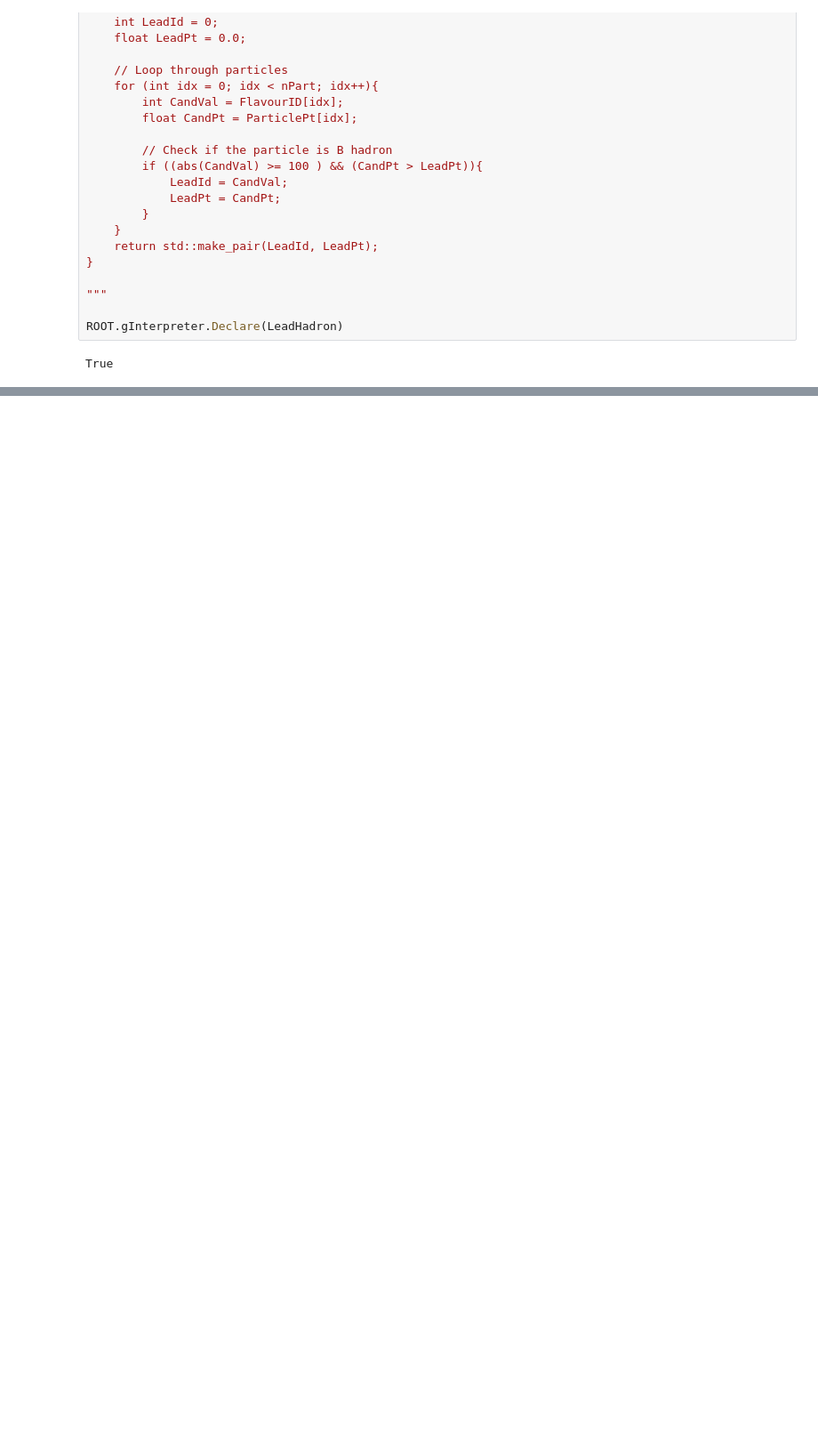
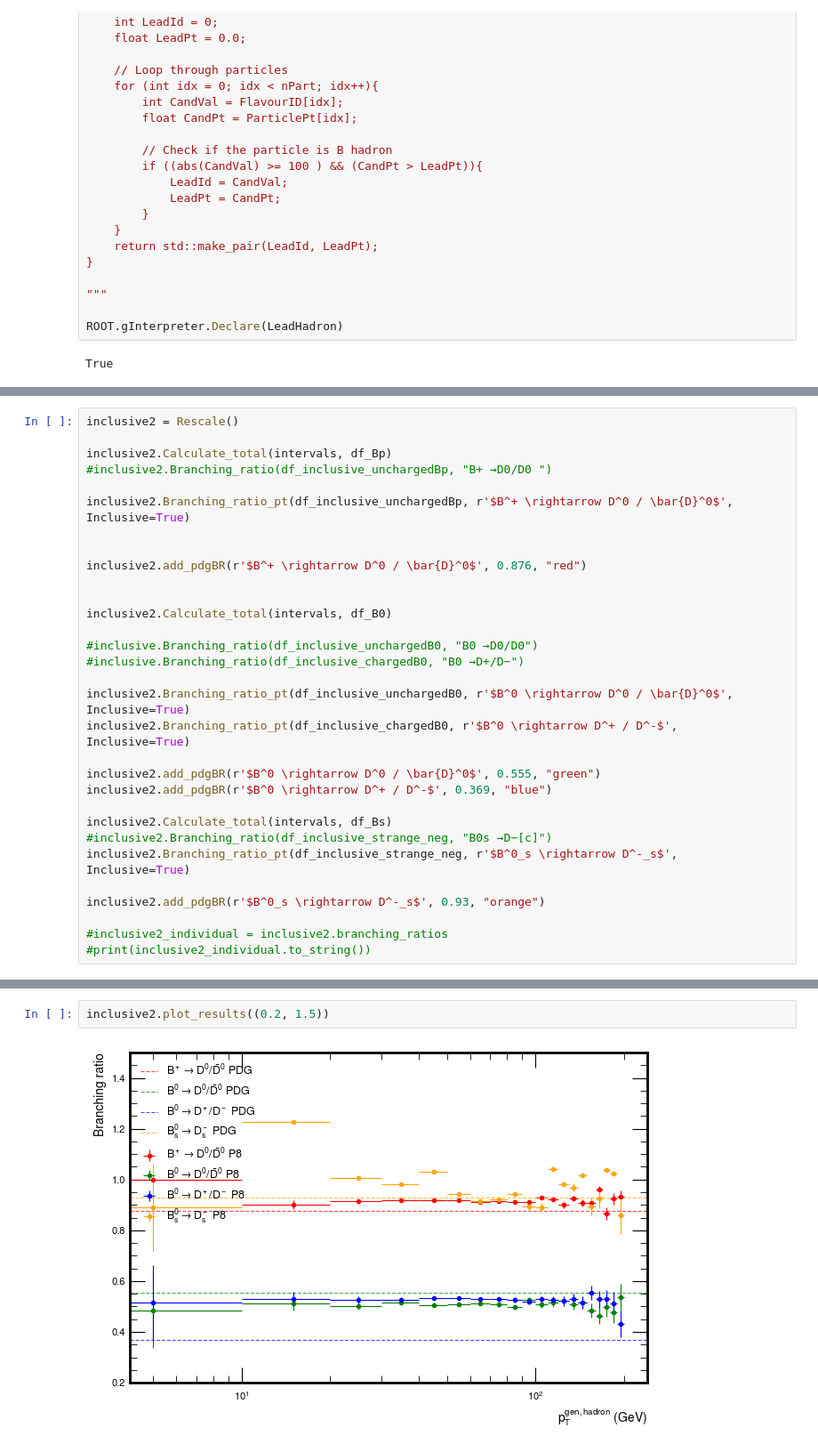
Before and after one commit to Maximiliam1/bJES, a Jupyter notebook: DecayChains.ipynb, the cells around one changed output, grey strips where cells are left out. Shown at 89% size. Saved outputs shown, nothing was run; the diff lists cells and outputs as text; blank space fills up the shorter version.

```diff
--- a/DecayChains.ipynb
+++ b/DecayChains.ipynb
@@ -687 +1074,32 @@ print(inclusive_individual.to_string())
+# %%
+inclusive2 = Rescale()
+
+inclusive2.Calculate_total(intervals, df_Bp)
+#inclusive2.Branching_ratio(df_inclusive_unchargedBp, "B+ →D0/D0 ")
+
+inclusive2.Branching_ratio_pt(df_inclusive_unchargedBp, r'$B^+ \rightarrow D^0 / \bar{D}^0$', Inclusive=True)
+
+
+inclusive2.add_pdgBR(r'$B^+ \rightarrow D^0 / \bar{D}^0$', 0.876, "red")
+
+
+inclusive2.Calculate_total(intervals, df_B0)
+
+#inclusive.Branching_ratio(df_inclusive_unchargedB0, "B0 →D0/D0")
+#inclusive.Branching_ratio(df_inclusive_chargedB0, "B0 →D+/D−")
+
+inclusive2.Branching_ratio_pt(df_inclusive_unchargedB0, r'$B^0 \rightarrow D^0 / \bar{D}^0$', Inclusive=True)
+inclusive2.Branching_ratio_pt(df_inclusive_chargedB0, r'$B^0 \rightarrow D^+ / D^-$', Inclusive=True)
+
+inclusive2.add_pdgBR(r'$B^0 \rightarrow D^0 / \bar{D}^0$', 0.555, "green")
+inclusive2.add_pdgBR(r'$B^0 \rightarrow D^+ / D^-$', 0.369, "blue")
+
+inclusive2.Calculate_total(intervals, df_Bs)
+#inclusive2.Branching_ratio(df_inclusive_strange_neg, "B0s →D−[c]")
+inclusive2.Branching_ratio_pt(df_inclusive_strange_neg, r'$B^0_s \rightarrow D^-_s$', Inclusive=True)
+
+inclusive2.add_pdgBR(r'$B^0_s \rightarrow D^-_s$', 0.93, "orange")
+
+#inclusive2_individual = inclusive2.branching_ratios
+#print(inclusive2_individual.to_string())
 # %%
@@ -737,0 +1121,4 @@ print(inclusive_individual.to_string())
+# %%
+inclusive2.plot_results((0.2, 1.5))
+# %% [output]
+[figure, added]
```
Also changed, not shown: parts of 45 cells of this notebook.
